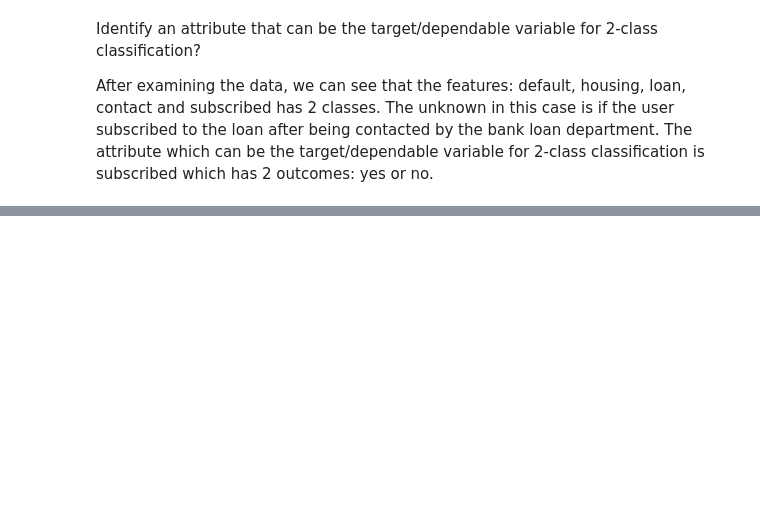
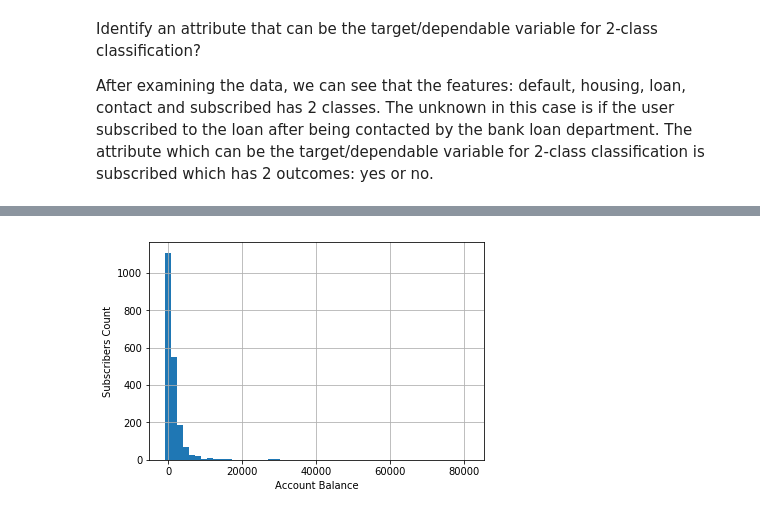
Before and after one commit to vipulpopat/MSCAI_Sem1_Etivity1, a Jupyter notebook: Etivity1.ipynb, the cells around one changed output, grey strips where cells are left out. Saved outputs shown, nothing was run; the diff lists cells and outputs as text; code cells hidden in the pictures; blank space fills up the shorter version.

```diff
--- a/Etivity1.ipynb
+++ b/Etivity1.ipynb
@@ -71,0 +142,7 @@ df.describe()
+# %%
+df['balance'].hist(bins=50)
+plt.xlabel('Account Balance')
+plt.ylabel('Subscribers Count')
+plt.show()
+# %% [output]
+[figure, added]
```
Also changed, not shown: parts of 14 cells of this notebook.
